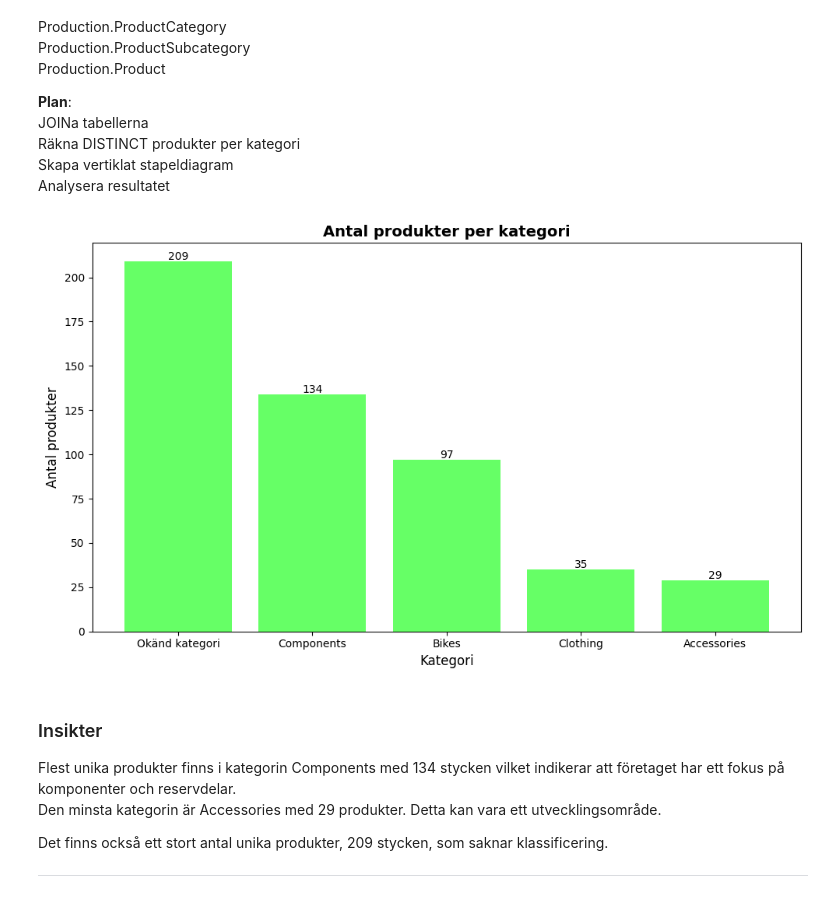
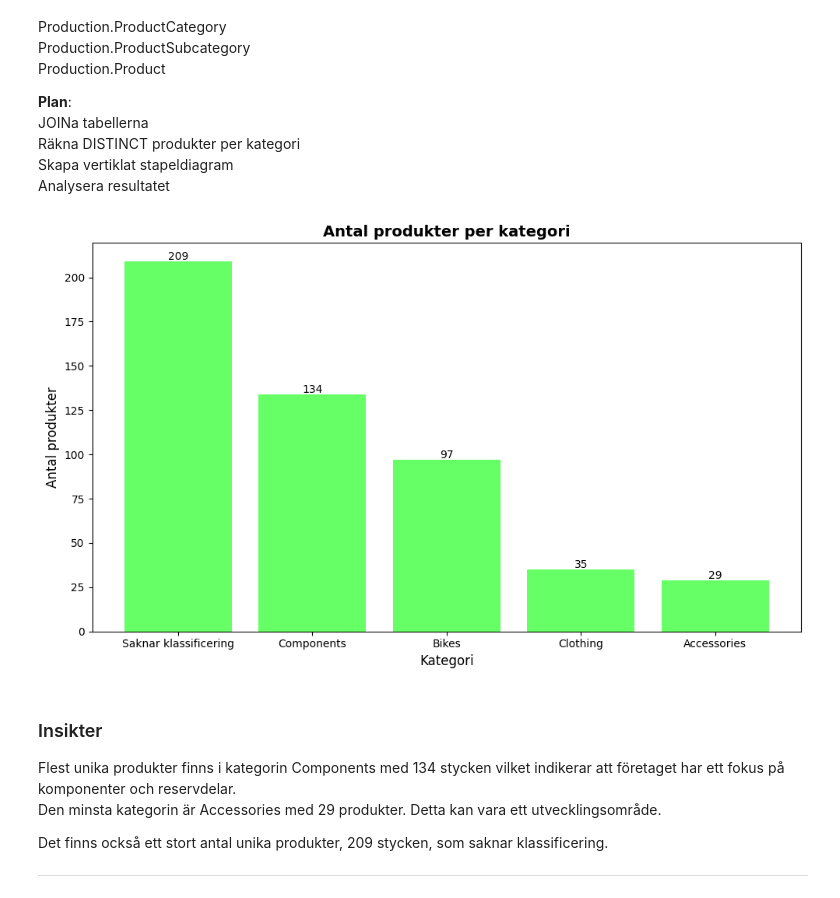
Before and after one commit to MalinMo/AdventureWorks-analysis, a Jupyter notebook: notebooks/adventureworks.ipynb, the cells around one changed output. Saved outputs shown, nothing was run; the diff lists cells and outputs as text; code cells hidden in the pictures.

```diff
--- a/notebooks/adventureworks.ipynb
+++ b/notebooks/adventureworks.ipynb
@@ -62,40 +86,40 @@ Analysera resultatet
 # %%
 query_vis1 = """
 SELECT
-    COALESCE(pc.Name, 'Okänd kategori') AS Category,
+    COALESCE(pc.Name, 'Saknar klassificering') AS Category,
     COUNT(DISTINCT p.ProductID) AS ProductCount
 FROM Production.Product AS p
 LEFT JOIN Production.ProductSubcategory AS ps
     ON p.ProductSubcategoryID = ps.ProductSubcategoryID
 LEFT JOIN Production.ProductCategory AS pc
     ON ps.ProductCategoryID = pc.ProductCategoryID
-GROUP BY COALESCE(pc.Name, 'Okänd kategori')
+GROUP BY COALESCE(pc.Name, 'Saknar klassificering')
 ORDER BY ProductCount DESC;
 """
 df_vis1 = query_df(query_vis1)
 
 fig, ax = plt.subplots(figsize=(10, 6))
 
 bars = ax.bar(df_vis1["Category"], df_vis1["ProductCount"], color="lime", alpha=0.6)
 
 for bar in bars:
     height = bar.get_height()
     ax.text(
         bar.get_x() + bar.get_width()/2,
         height + 2.5,
         f"{int(height)}",
         va="center",
         ha="center"
     )
 
 ax.set_title("Antal produkter per kategori", fontsize=14, fontweight="bold")
 ax.set_xlabel("Kategori", fontsize=12)
 ax.set_ylabel("Antal produkter", fontsize=12)
 
 plt .tight_layout()
 plt.show()
 # %% [output]
-[figure, old version]
+[figure, new version]
 # %% [markdown]
 ### Insikter
 Flest unika produkter finns i kategorin Components med 134 stycken vilket indikerar att företaget har ett fokus på komponenter och reservdelar.
```
Also changed, not shown: parts of 9 cells of this notebook.
